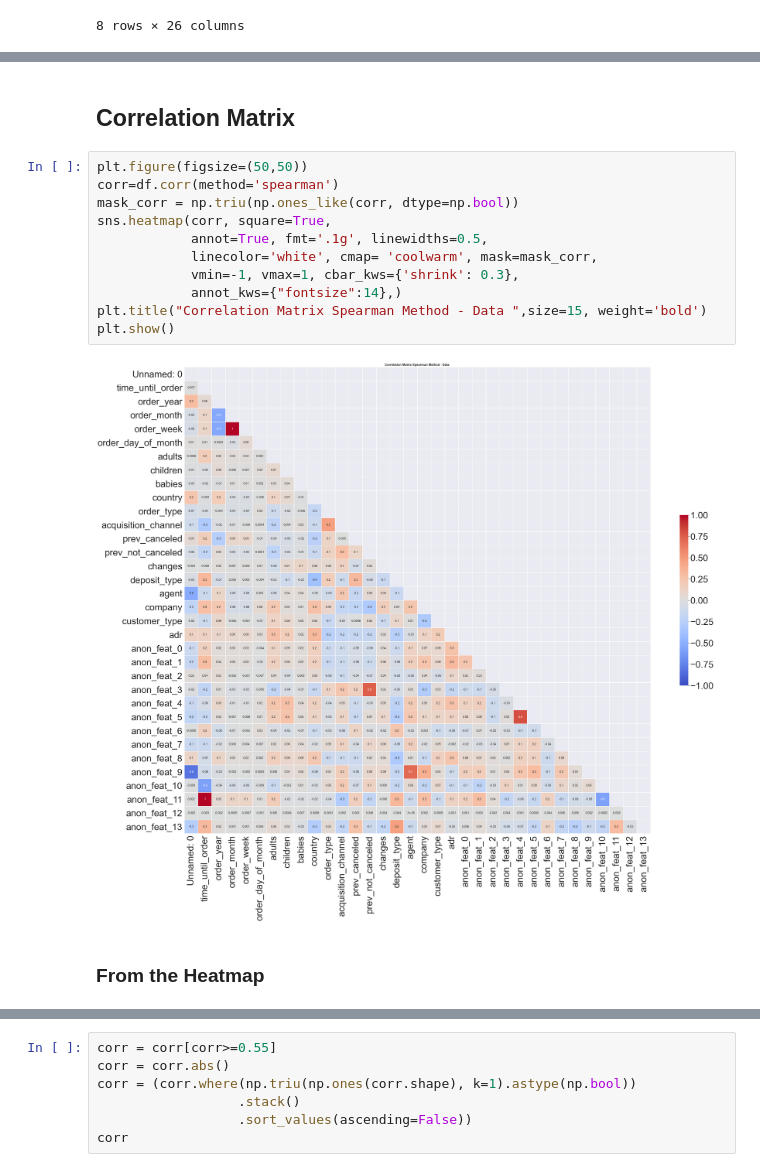
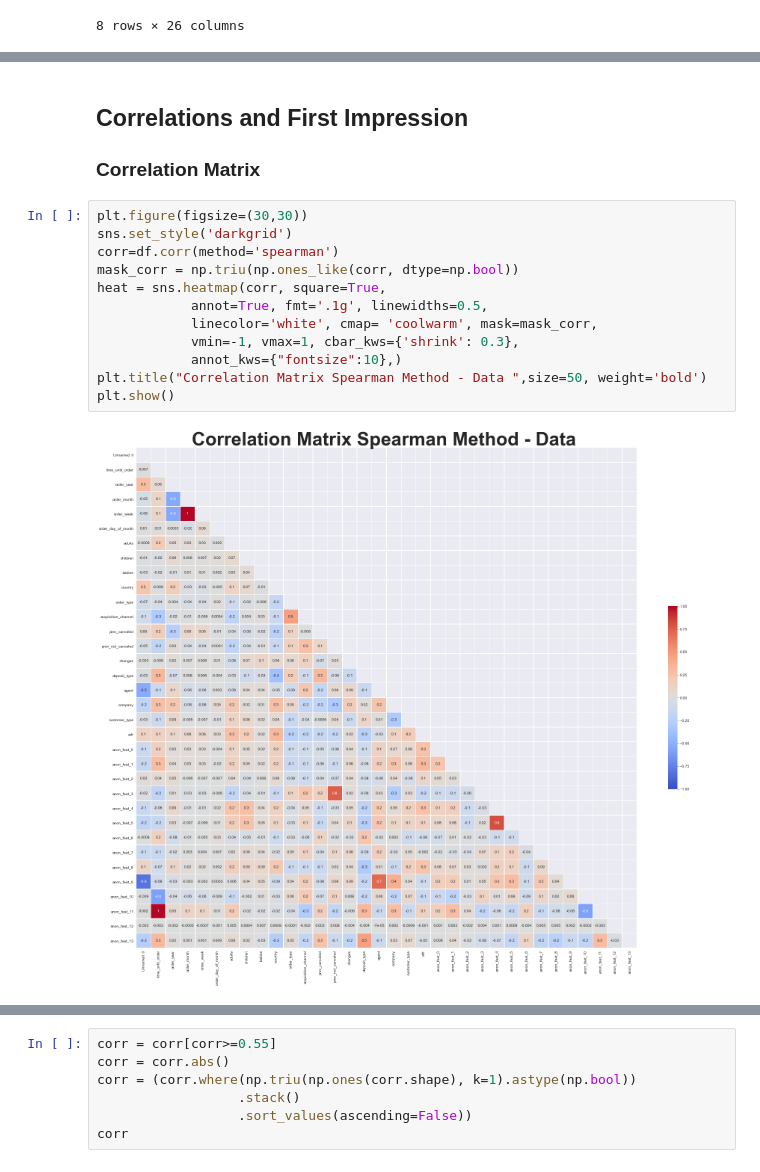
Before and after one commit to Guydada/Machine-Learning-Project---Guy-and-Tamar, a Jupyter notebook: Project.ipynb, the cells around one changed output, grey strips where cells are left out. Saved outputs shown, nothing was run; the diff lists cells and outputs as text.

```diff
--- a/Project.ipynb
+++ b/Project.ipynb
@@ -136,17 +147,17 @@ plt.show()
 # %% [markdown]
-## Correlation Matrix
+## Correlations and First Impression
+### Correlation Matrix
 # %%
-plt.figure(figsize=(50,50))
+plt.figure(figsize=(30,30))
+sns.set_style('darkgrid')
 corr=df.corr(method='spearman')
 mask_corr = np.triu(np.ones_like(corr, dtype=np.bool))
-sns.heatmap(corr, square=True,
+heat = sns.heatmap(corr, square=True,
             annot=True, fmt='.1g', linewidths=0.5,
             linecolor='white', cmap= 'coolwarm', mask=mask_corr,
             vmin=-1, vmax=1, cbar_kws={'shrink': 0.3},
-            annot_kws={"fontsize":14},)
-plt.title("Correlation Matrix Spearman Method - Data ",size=15, weight='bold')
+            annot_kws={"fontsize":10},)
+plt.title("Correlation Matrix Spearman Method - Data ",size=50, weight='bold')
 plt.show()
 # %% [output]
-[figure, old version]
+[figure, new version]
-# %% [markdown]
-### From the Heatmap
```
Also changed, not shown: parts of 51 cells of this notebook, 1 other file.
